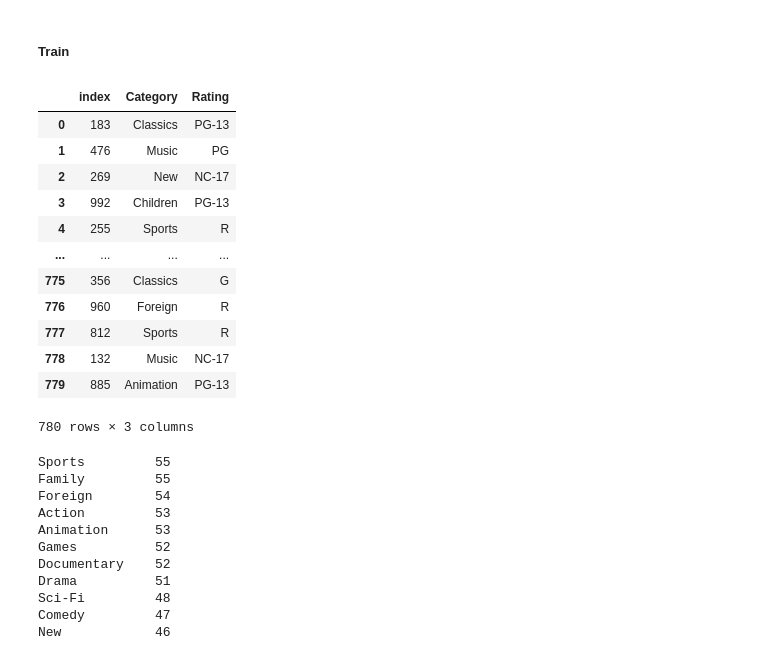
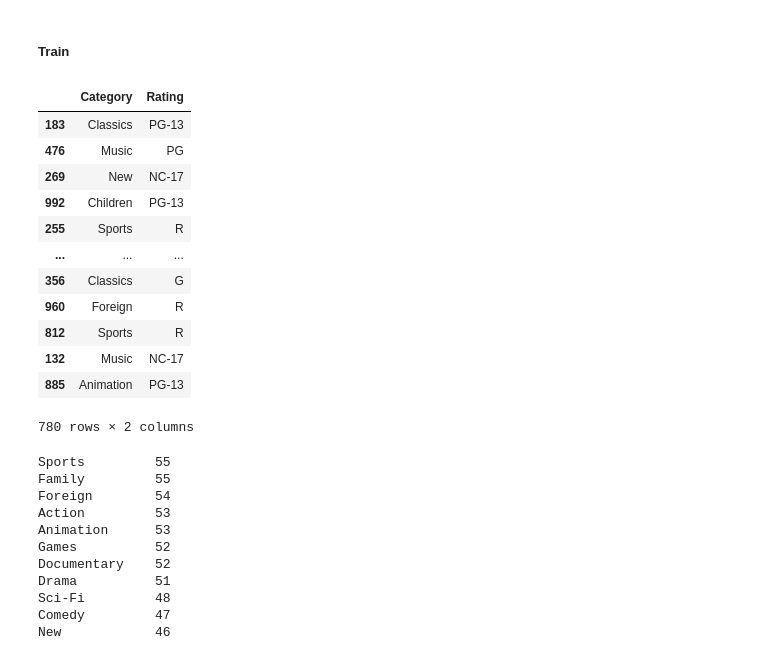
Before and after one commit to Alfon22A/Predictions-Logistic-Regression, a Jupyter notebook: Solution.ipynb, the cells around one changed output. Saved outputs shown, nothing was run; the diff lists cells and outputs as text; code cells hidden in the pictures.

Commit message:
Added graphics and set indexes properly

```diff
--- a/Solution.ipynb
+++ b/Solution.ipynb
@@ -336,22 +336,21 @@ x_test_num_minmax
 # %% [markdown]
 ##### Train
 # %%
-x_train_cat = x_train_cat.reset_index()
 x_train_cat
 # %% [output]
-|  | index | Category | Rating |
-| 0 | 183 | Classics | PG-13 |
-| 1 | 476 | Music | PG |
-| 2 | 269 | New | NC-17 |
-| 3 | 992 | Children | PG-13 |
-| 4 | 255 | Sports | R |
-| ... | ... | ... | ... |
-| 775 | 356 | Classics | G |
-| 776 | 960 | Foreign | R |
-| 777 | 812 | Sports | R |
-| 778 | 132 | Music | NC-17 |
-| 779 | 885 | Animation | PG-13 |
+|  | Category | Rating |
+| 183 | Classics | PG-13 |
+| 476 | Music | PG |
+| 269 | New | NC-17 |
+| 992 | Children | PG-13 |
+| 255 | Sports | R |
+| ... | ... | ... |
+| 356 | Classics | G |
+| 960 | Foreign | R |
+| 812 | Sports | R |
+| 132 | Music | NC-17 |
+| 885 | Animation | PG-13 |
-780 rows × 3 columns
+780 rows × 2 columns
 # %%
 x_train_cat["Category"].value_counts()
 # %% [output]
```
Also changed, not shown: parts of 22 cells of this notebook.
